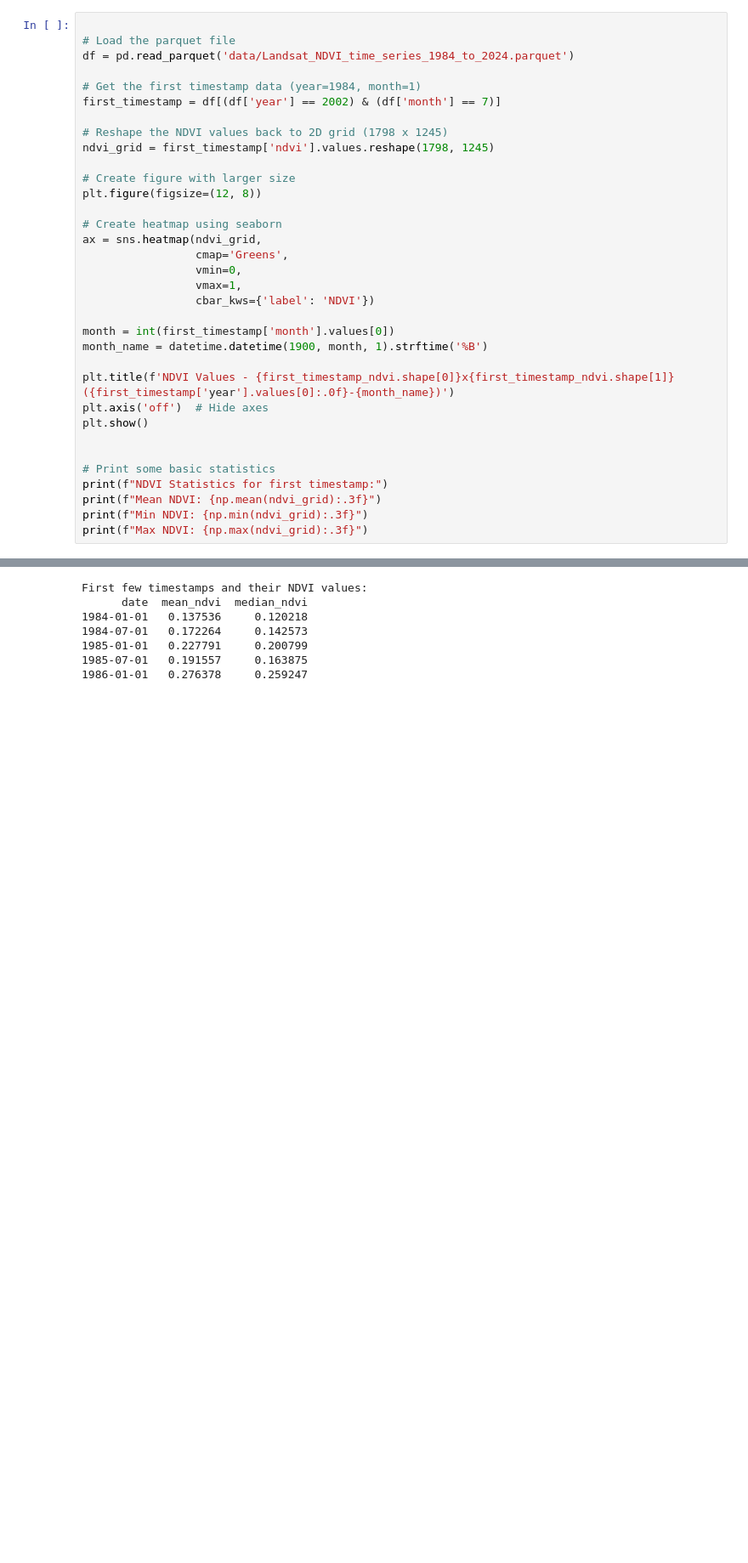
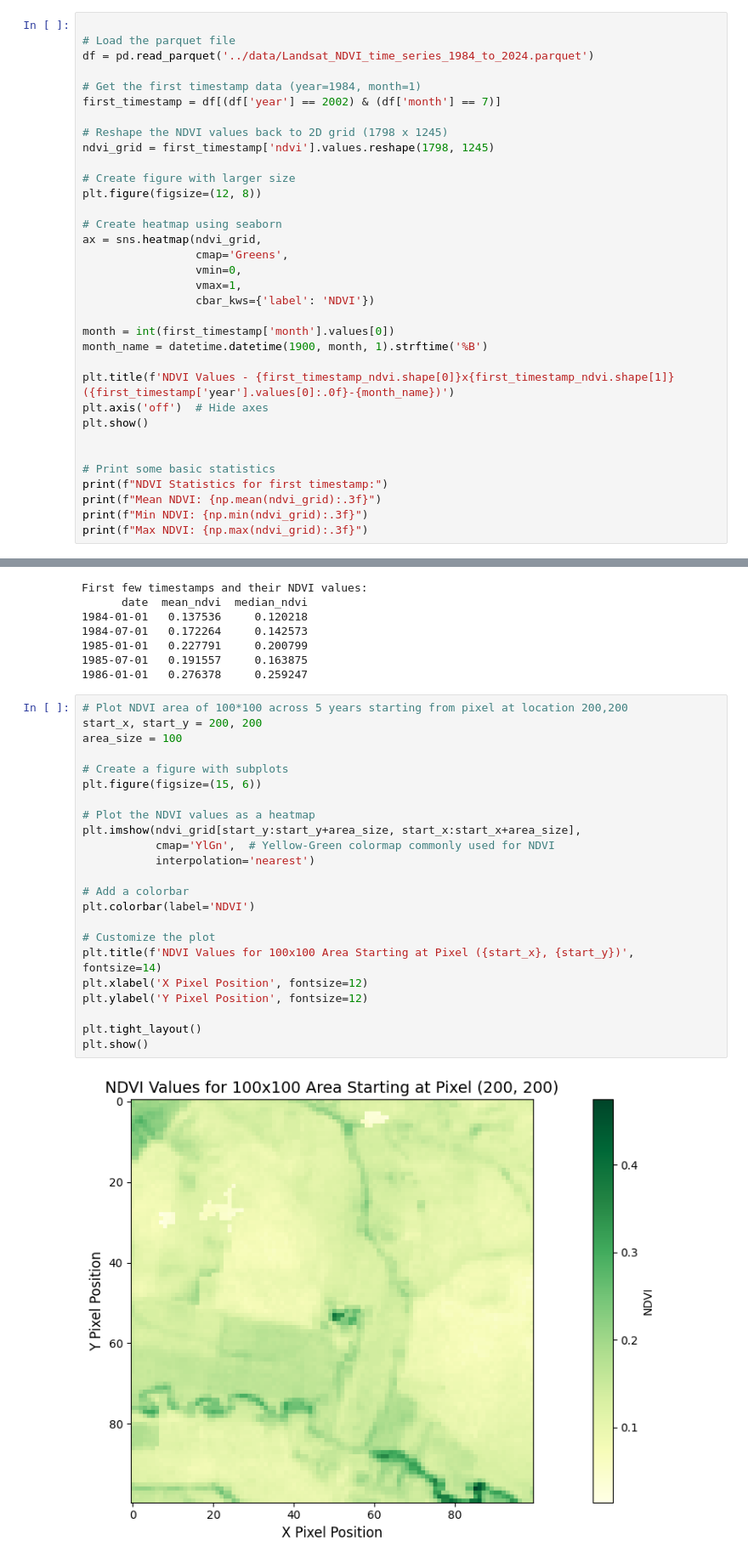
Before and after one commit to FaranIdo/stpred, a Jupyter notebook: dataset/visualize.ipynb, the cells around one changed output, grey strips where cells are left out. Shown at 85% size. Cells and saved outputs as stored; diff of their text form; blank space fills up the shorter version.

```diff
--- a/dataset/visualize.ipynb
+++ b/dataset/visualize.ipynb
@@ -46,7 +46,7 @@ Max NDVI: 0.641
 # %%
 
 # Load the parquet file
-df = pd.read_parquet('data/Landsat_NDVI_time_series_1984_to_2024.parquet')
+df = pd.read_parquet('../data/Landsat_NDVI_time_series_1984_to_2024.parquet')
 
 # Get the first timestamp data (year=1984, month=1)
 first_timestamp = df[(df['year'] == 2002) & (df['month'] == 7)]
@@ -166,3 +166,28 @@ First few timestamps and their NDVI values:
 1985-01-01   0.227791     0.200799
 1985-07-01   0.191557     0.163875
 1986-01-01   0.276378     0.259247
+# %%
+# Plot NDVI area of 100*100 across 5 years starting from pixel at location 200,200
+start_x, start_y = 200, 200
+area_size = 100
+
+# Create a figure with subplots
+plt.figure(figsize=(15, 6))
+
+# Plot the NDVI values as a heatmap
+plt.imshow(ndvi_grid[start_y:start_y+area_size, start_x:start_x+area_size],
+           cmap='YlGn',  # Yellow-Green colormap commonly used for NDVI
+           interpolation='nearest')
+
+# Add a colorbar
+plt.colorbar(label='NDVI')
+
+# Customize the plot
+plt.title(f'NDVI Values for 100x100 Area Starting at Pixel ({start_x}, {start_y})', fontsize=14)
+plt.xlabel('X Pixel Position', fontsize=12)
+plt.ylabel('Y Pixel Position', fontsize=12)
+
+plt.tight_layout()
+plt.show()
+# %% [output]
+[figure, added]
```
Also changed, not shown: parts of 3 cells of this notebook, 1 other file.
